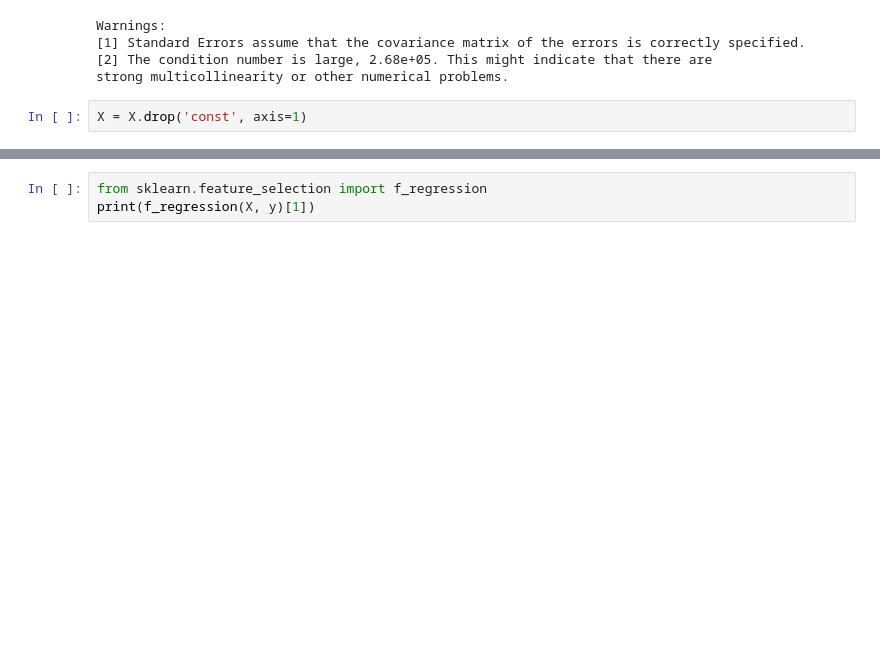
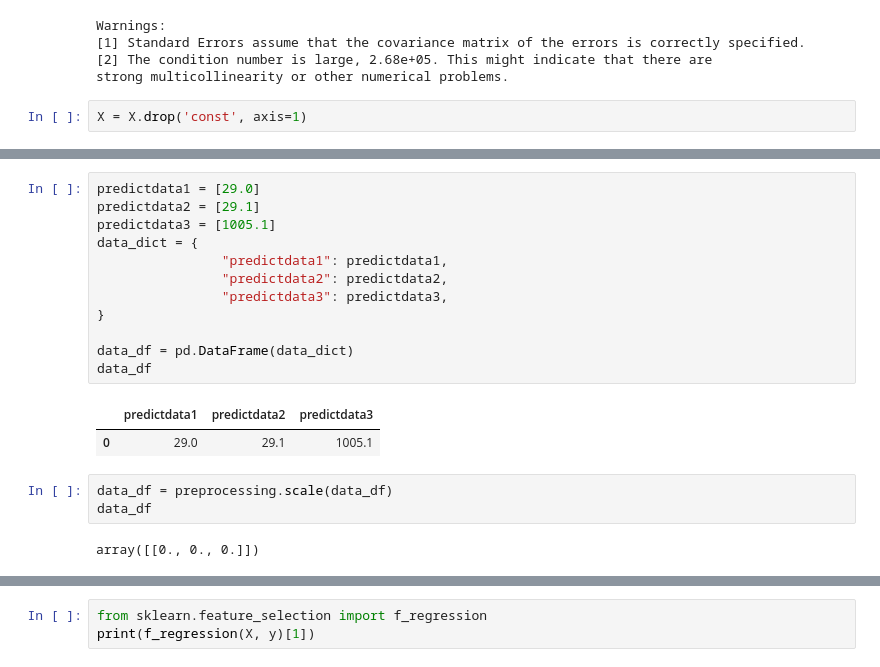
Before and after one commit to ntutdanny0414/machine-learning, a Jupyter notebook: weather project/secondpart.ipynb, the cells around one changed output, grey strips where cells are left out. Cells and saved outputs as stored; diff of their text form; blank space fills up the shorter version.

```diff
--- a/weather project/secondpart.ipynb
+++ b/weather project/secondpart.ipynb
@@ -226,0 +249,20 @@ X = X.drop('const', axis=1)
+# %%
+predictdata1 = [29.0]
+predictdata2 = [29.1]
+predictdata3 = [1005.1]
+data_dict = {
+                "predictdata1": predictdata1,
+                "predictdata2": predictdata2,
+                "predictdata3": predictdata3,
+}
+
+data_df = pd.DataFrame(data_dict)
+data_df
+# %% [output]
+|  | predictdata1 | predictdata2 | predictdata3 |
+| 0 | 29.0 | 29.1 | 1005.1 |
+# %%
+data_df = preprocessing.scale(data_df)
+data_df
+# %% [output]
+array([[0., 0., 0.]])
```
Also changed, not shown: parts of 10 cells of this notebook, 1 other file.
